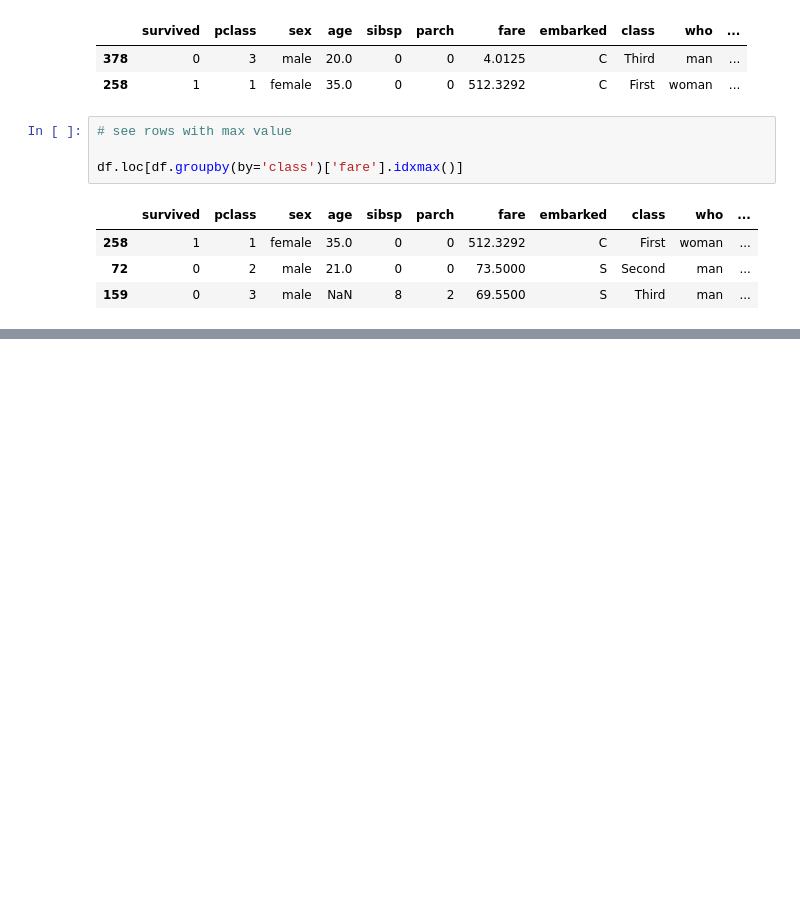
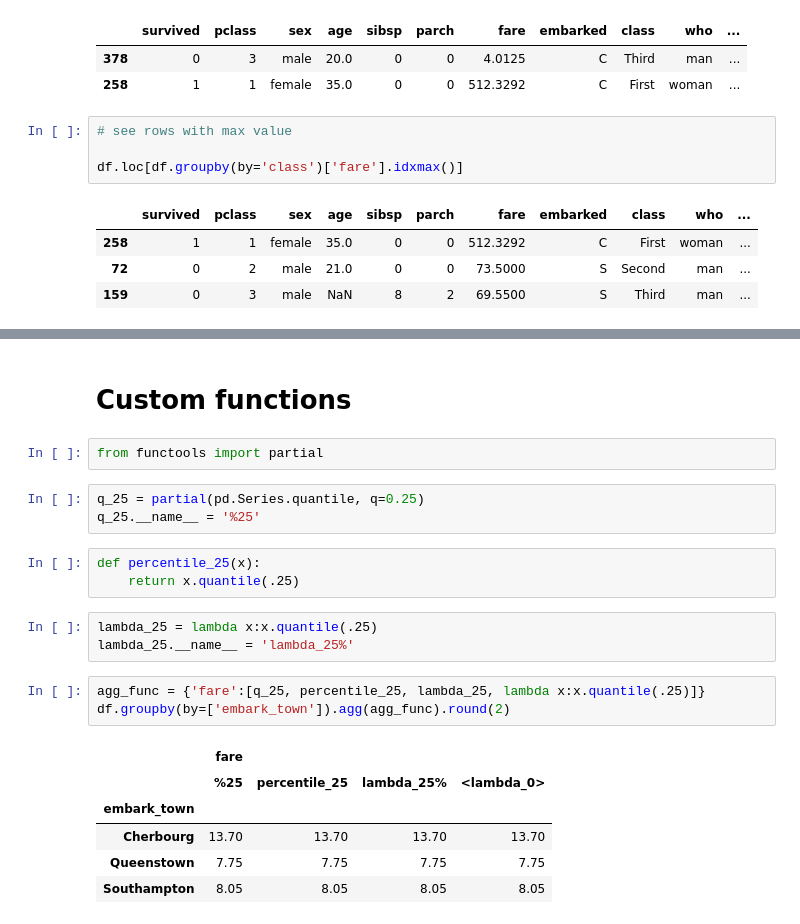
Before and after one commit to umeshraj/pbpython_pandas_group_agg, a Jupyter notebook: pd_gp_agg.ipynb, the cells around one changed output, grey strips where cells are left out. Drawn from its saved outputs; the diff is of its cells as text; blank space fills up the shorter version.

Commit message:
Text fn and custom fn

```diff
--- a/pd_gp_agg.ipynb
+++ b/pd_gp_agg.ipynb
@@ -145,0 +166,23 @@ df.loc[df.groupby(by='class')['fare'].idxmax()]
+# %% [markdown]
+# Custom functions
+# %%
+from functools import partial
+# %%
+q_25 = partial(pd.Series.quantile, q=0.25)
+q_25.__name__ = '%25'
+# %%
+def percentile_25(x):
+    return x.quantile(.25)
+# %%
+lambda_25 = lambda x:x.quantile(.25)
+lambda_25.__name__ = 'lambda_25%'
+# %%
+agg_func = {'fare':[q_25, percentile_25, lambda_25, lambda x:x.quantile(.25)]}
+df.groupby(by=['embark_town']).agg(agg_func).round(2)
+# %% [output]
+|  | fare |  |  |  |
+|  | %25 | percentile_25 | lambda_25% | <lambda_0> |
+| embark_town |  |  |  |  |
+| Cherbourg | 13.70 | 13.70 | 13.70 | 13.70 |
+| Queenstown | 7.75 | 7.75 | 7.75 | 7.75 |
+| Southampton | 8.05 | 8.05 | 8.05 | 8.05 |
```
Also changed, not shown: parts of 5 cells of this notebook.
